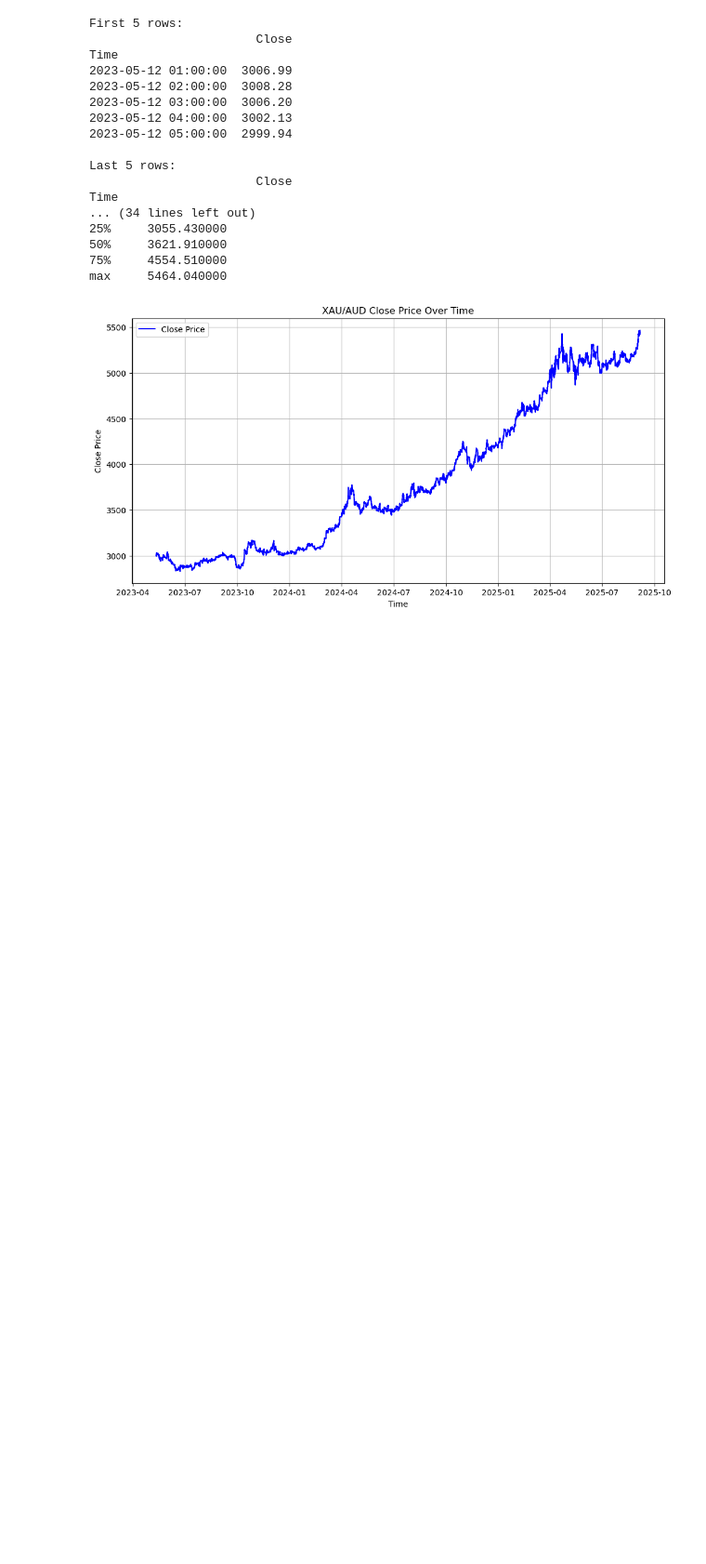
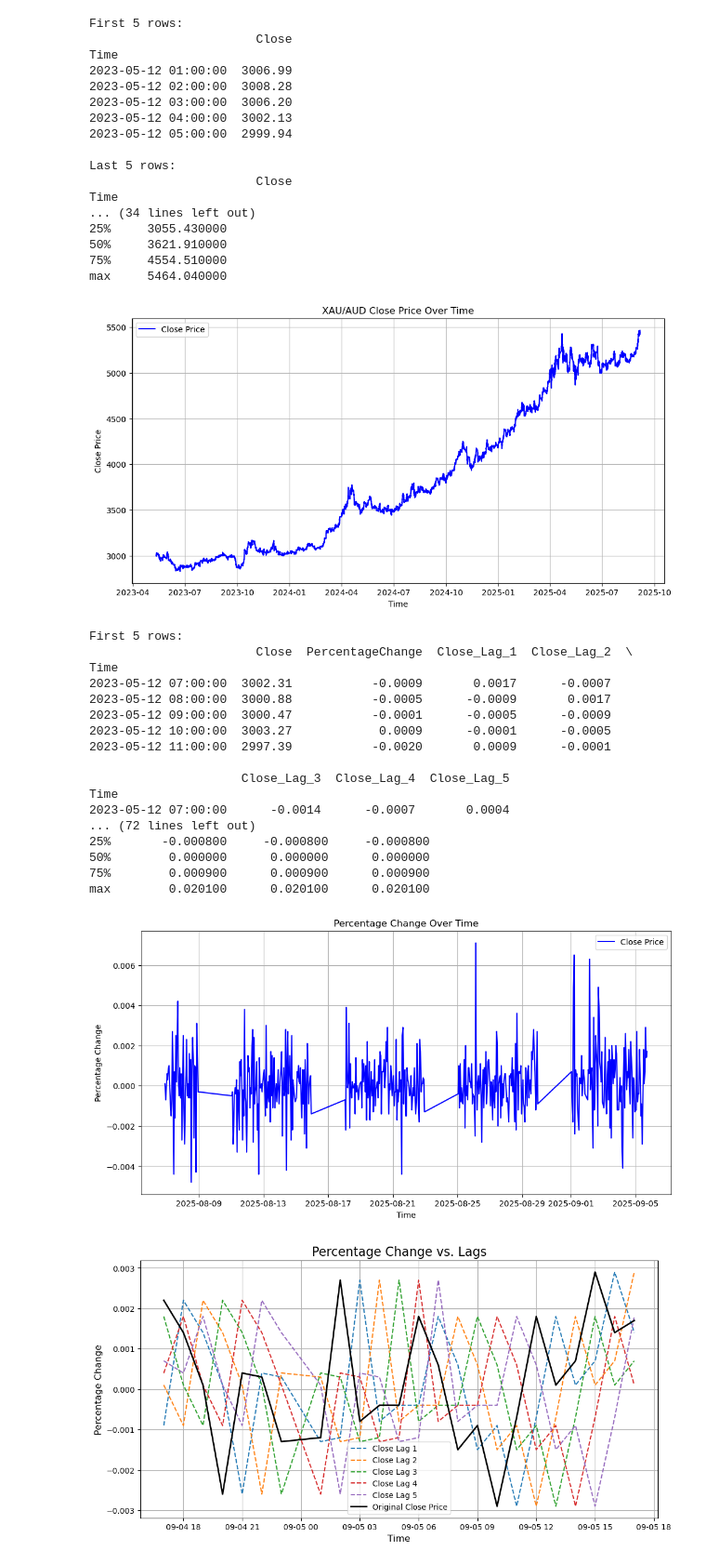
Before and after one commit to AFoivos/Forex_Prediction-, a Jupyter notebook: notebooks/eda.ipynb, the cells around one changed output. Shown at 93% size. Drawn from its saved outputs; the diff is of its cells as text; code cells hidden in the pictures; blank space fills up the shorter version.

```diff
--- a/notebooks/eda.ipynb
+++ b/notebooks/eda.ipynb
@@ -33,3 +34,25 @@ Time
 75%     4554.510000
 max     5464.040000
 [figure]
+# %%
+df = fe.pct_and_lags(df, num_lags=5)
+# %% [output]
+First 5 rows:
+                       Close  PercentageChange  Close_Lag_1  Close_Lag_2  \
+Time
+2023-05-12 07:00:00  3002.31           -0.0009       0.0017      -0.0007
+2023-05-12 08:00:00  3000.88           -0.0005      -0.0009       0.0017
+2023-05-12 09:00:00  3000.47           -0.0001      -0.0005      -0.0009
+2023-05-12 10:00:00  3003.27            0.0009      -0.0001      -0.0005
+2023-05-12 11:00:00  2997.39           -0.0020       0.0009      -0.0001
+
+                     Close_Lag_3  Close_Lag_4  Close_Lag_5
+Time
+2023-05-12 07:00:00      -0.0014      -0.0007       0.0004
+... (72 lines left out)
+25%       -0.000800     -0.000800     -0.000800
+50%        0.000000      0.000000      0.000000
+75%        0.000900      0.000900      0.000900
+max        0.020100      0.020100      0.020100
+[figure, added]
+[figure, added]
```
Also changed, not shown: parts of 2 cells of this notebook, 2 other files.
